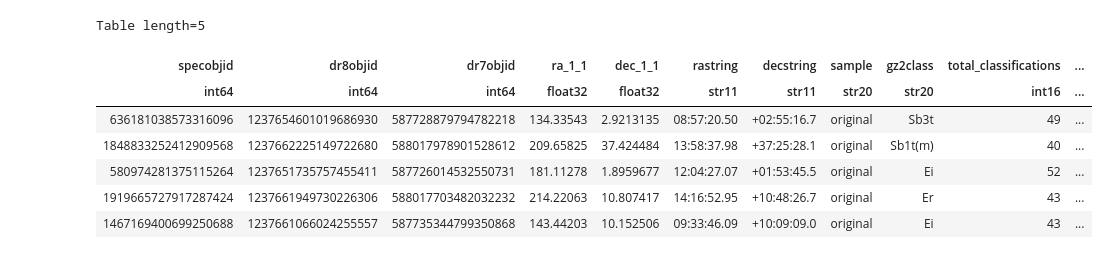
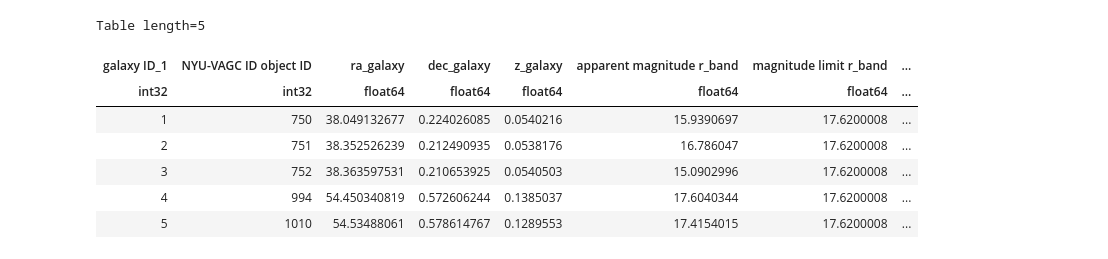
Before and after one commit to tplews98/MPhys_Project, a Jupyter notebook: MT_Week2_Groups.ipynb, the cells around one changed output. Cells and saved outputs as stored; diff of their text form; code cells hidden in the pictures.

```diff
--- a/MT_Week2_Groups.ipynb
+++ b/MT_Week2_Groups.ipynb
@@ -2,14 +19,12 @@
 # from astropy.table import Table
 from astropy.table import Table
 from astropy.io import fits
-import matplotlib.pyplot as plt
 import pandas as pd
 import numpy as np
 
-%matplotlib inline
-
-# Import gz2 data as a table
-filename = "Data\GZ2_main_with _group_data.fits" # Table 5 with SDSS metadata (redshift, photometry)
+# Import .fits data as a table
+# filename = "Data\Group Data (Yang)\galaxy_group_data.fits" # All galaxies in group data set
+filename = "Data\GZ2_main_with_group_data_half_arcsec.fits" # GZ2 galaxies that have been matched to group data set
 
 with fits.open(filename) as data:
     group_data = Table(data[1].data)
@@ -31,16 +46,16 @@ Table length=5
 # %%
 group_data_pandas = group_data.to_pandas()
-group_data_pandas["group size 2"] = group_data_pandas.groupby("group id")["group id"].transform("size")
+group_data_pandas["group_size"] = group_data_pandas.groupby("group id_1")["group id_1"].transform("size")
 
 group_data = Table.from_pandas(group_data_pandas)
 group_data[0:5]
 # %% [output]
 Table length=5
-| specobjid | dr8objid | dr7objid | ra_1_1 | dec_1_1 | rastring | decstring | sample | gz2class | total_classifications | ... |
-| int64 | int64 | int64 | float32 | float32 | str11 | str11 | str20 | str20 | int16 | ... |
-| 636181038573316096 | 1237654601019686930 | 587728879794782218 | 134.33543 | 2.9213135 | 08:57:20.50 | +02:55:16.7 | original | Sb3t | 49 | ... |
-| 1848833252412909568 | 1237662225149722680 | 588017978901528612 | 209.65825 | 37.424484 | 13:58:37.98 | +37:25:28.1 | original | Sb1t(m) | 40 | ... |
-| 580974281375115264 | 1237651735757455411 | 587726014532550731 | 181.11278 | 1.8959677 | 12:04:27.07 | +01:53:45.5 | original | Ei | 52 | ... |
-| 1919665727917287424 | 1237661949730226306 | 588017703482032232 | 214.22063 | 10.807417 | 14:16:52.95 | +10:48:26.7 | original | Er | 43 | ... |
-| 1467169400699250688 | 1237661066024255557 | 587735344799350868 | 143.44203 | 10.152506 | 09:33:46.09 | +10:09:09.0 | original | Ei | 43 | ... |
+| galaxy ID_1 | NYU-VAGC ID object ID | ra_galaxy | dec_galaxy | z_galaxy | apparent magnitude r_band | magnitude limit r_band | ... |
+| int32 | int32 | float64 | float64 | float64 | float64 | float64 | ... |
+| 1 | 750 | 38.049132677 | 0.224026085 | 0.0540216 | 15.9390697 | 17.6200008 | ... |
+| 2 | 751 | 38.352526239 | 0.212490935 | 0.0538176 | 16.786047 | 17.6200008 | ... |
+| 3 | 752 | 38.363597531 | 0.210653925 | 0.0540503 | 15.0902996 | 17.6200008 | ... |
+| 4 | 994 | 54.450340819 | 0.572606244 | 0.1385037 | 17.6040344 | 17.6200008 | ... |
+| 5 | 1010 | 54.53488061 | 0.578614767 | 0.1289553 | 17.4154015 | 17.6200008 | ... |
 # %%
```
Also changed, not shown: parts of 16 cells of this notebook.
